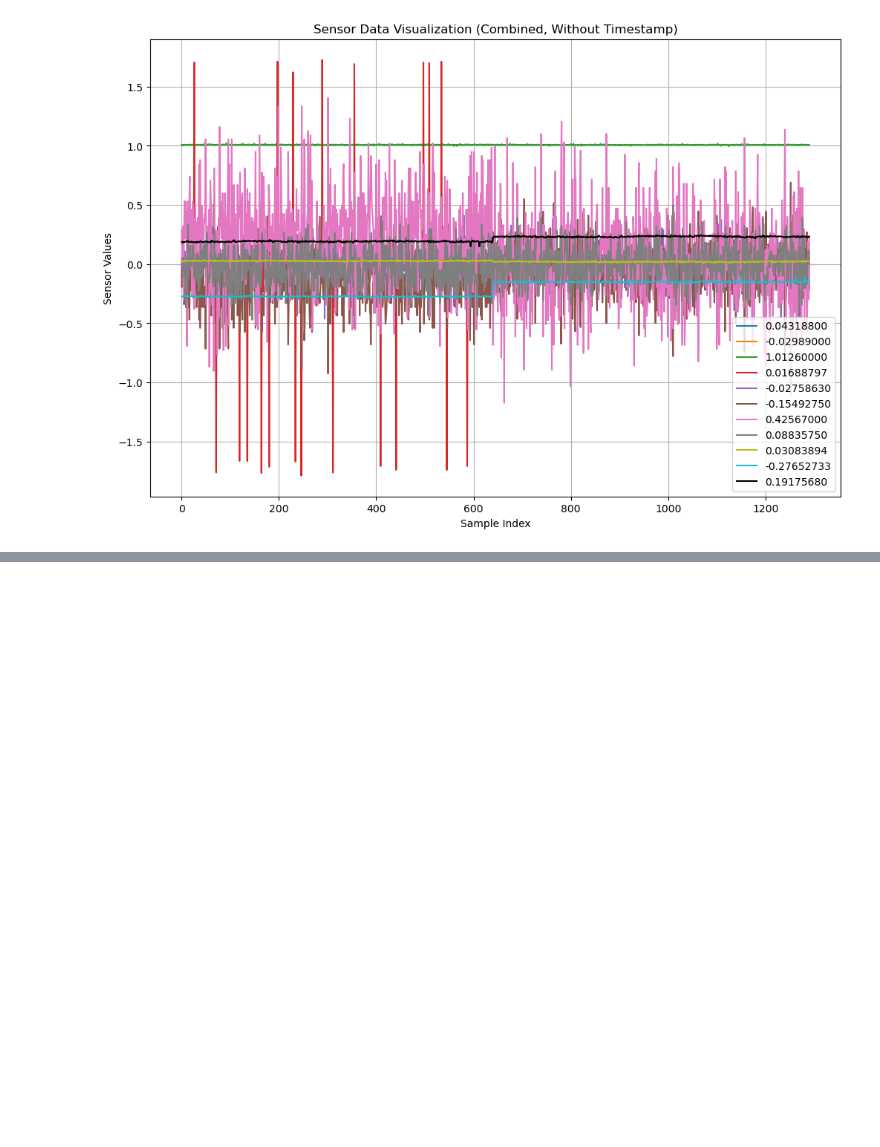
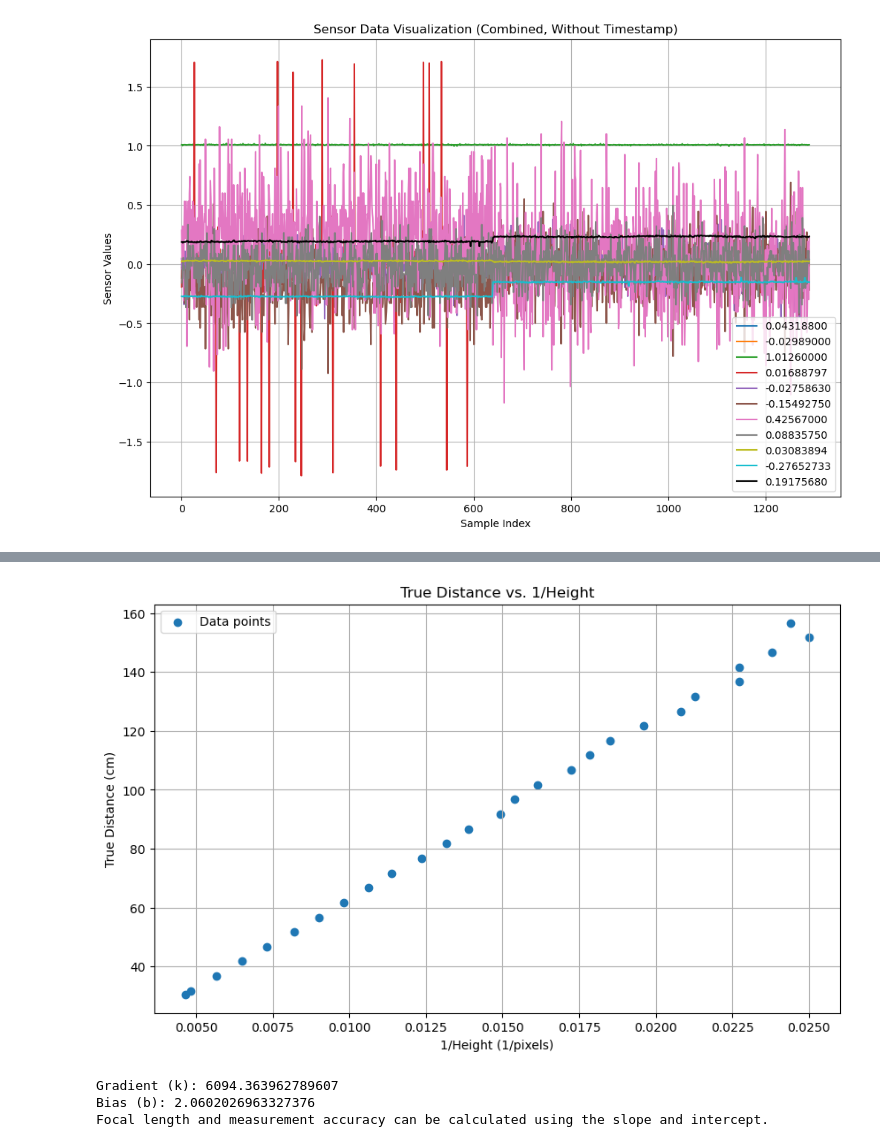
Before and after one commit to g1ftware/Sensor-Fusion-, a Jupyter notebook: Localization and Tracking Project/part 1/SensorFusionProject_part1.ipynb, the cells around one changed output, grey strips where cells are left out. Cells and saved outputs as stored; diff of their text form; code cells hidden in the pictures; blank space fills up the shorter version.

```diff
--- a/Localization and Tracking Project/part 1/SensorFusionProject_part1.ipynb
+++ b/Localization and Tracking Project/part 1/SensorFusionProject_part1.ipynb
@@ -94,0 +423,41 @@ Data Preview:
+# %%
+import numpy as np
+from scipy.stats import linregress
+
+# 1. 데이터 로드
+file_path = 'camera_module_calibration_task3.csv'  # 측정 데이터 파일
+data = pd.read_csv(file_path, names=["distance_cm", "height_pixels"])
+
+# 2. 데이터 전처리: 0 또는 NaN 값 제거
+data = data[(data['height_pixels'] > 0) & (data['height_pixels'].notna())]
+
+# 3. 실제 거리 계산
+# 거리 보정: 카메라 핀홀과 IR 센서 간 거리(1.7cm) + 벽과 나무 리스트 간 거리(5cm)
+data['true_distance_cm'] = data['distance_cm'] + 1.7 + 5.0
+
+# 4. 1/height 계산
+data['inv_height'] = 1 / data['height_pixels']
+
+# 5. 데이터 시각화
+plt.figure(figsize=(10, 6))
+plt.scatter(data['inv_height'], data['true_distance_cm'], label='Data points')
+plt.xlabel('1/Height (1/pixels)')
+plt.ylabel('True Distance (cm)')
+plt.title('True Distance vs. 1/Height')
+plt.grid(True)
+plt.legend()
+plt.show()
+
+# 6. 선형 회귀 분석
+slope, intercept, r_value, p_value, std_err = linregress(data['inv_height'], data['true_distance_cm'])
+
+print(f"Gradient (k): {slope}")
+print(f"Bias (b): {intercept}")
+
+# 7. 결과 보고
+print(f"Focal length and measurement accuracy can be calculated using the slope and intercept.")
+# %% [output]
+[figure, added]
+Gradient (k): 6094.363962789607
+Bias (b): 2.0602026963327376
+Focal length and measurement accuracy can be calculated using the slope and intercept.
```
Also changed, not shown: parts of 16 cells of this notebook.
